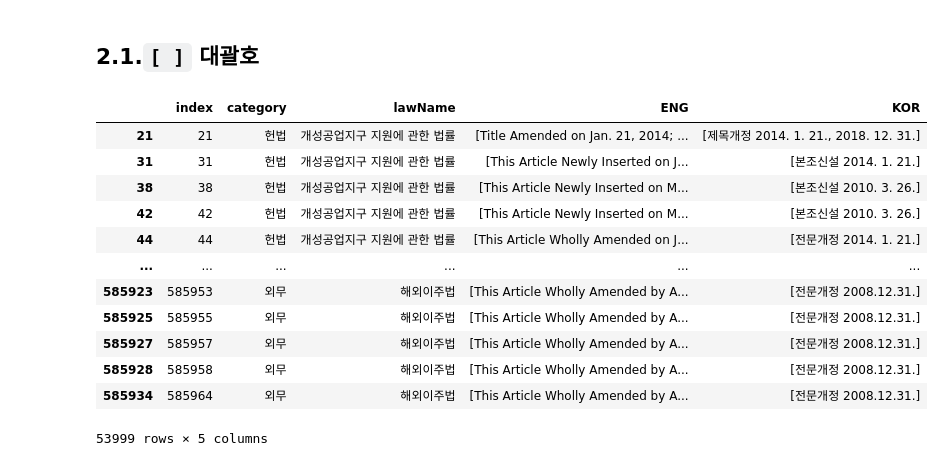
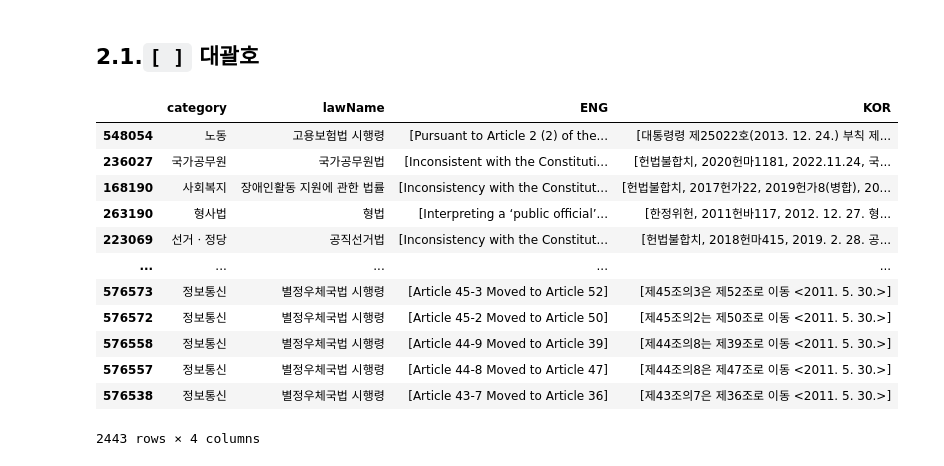
Before and after one commit to tjtmddnjswkd/capstone, a Jupyter notebook: p3_preprocessing_memo.ipynb, the cells around one changed output. Drawn from its saved outputs; the diff is of its cells as text; code cells hidden in the pictures.

```diff
--- a/p3_preprocessing_memo.ipynb
+++ b/p3_preprocessing_memo.ipynb
@@ -321,0 +542,6 @@ okt.pos("밥을 먹는 사람이 있다")
+# %%
+delete_index = []
+delete_index += df.loc[df.KOR.apply(len)<10**(1.5)].index.to_list()
+# %%
+df1 = df.drop(index=delete_index)
+df1.sort_values(by="ENG", ascending=False, key=lambda col: col.apply(len))
@@ -321,0 +596,3 @@ okt.pos("밥을 먹는 사람이 있다")
+# %%
+delete_index += df1.loc[df1.ENG.apply(len)<10**(1.5)].index.to_list()
+delete_index[-5:]
@@ -321,0 +601,3 @@ okt.pos("밥을 먹는 사람이 있다")
+# %%
+df1 = df.drop(index=delete_index)
+df1.sort_values(by="ENG", ascending=False, key=lambda col: col.apply(len))
@@ -325,20 +621,21 @@ okt.pos("밥을 먹는 사람이 있다")
 ## 2.1.`[ ]` 대괄호
 # %%
 # 영어 대괄호 -- [으로 시작하고 ]으로 끝나는 문장
-df.loc[df.ENG.str.contains('^\[[^\]]+\]')]
+
+df1.loc[df.ENG.str.contains('^\[[^\]]+\]')].sort_values(by="ENG", ascending=False, key=lambda col: col.apply(len))
 # %% [output]
-|  | index | category | lawName | ENG | KOR |
-| 21 | 21 | 헌법 | 개성공업지구 지원에 관한 법률 | [Title Amended on Jan. 21, 2014; ... | [제목개정 2014. 1. 21., 2018. 12. 31.] |
-| 31 | 31 | 헌법 | 개성공업지구 지원에 관한 법률 | [This Article Newly Inserted on J... | [본조신설 2014. 1. 21.] |
-| 38 | 38 | 헌법 | 개성공업지구 지원에 관한 법률 | [This Article Newly Inserted on M... | [본조신설 2010. 3. 26.] |
-| 42 | 42 | 헌법 | 개성공업지구 지원에 관한 법률 | [This Article Newly Inserted on M... | [본조신설 2010. 3. 26.] |
-| 44 | 44 | 헌법 | 개성공업지구 지원에 관한 법률 | [This Article Wholly Amended on J... | [전문개정 2014. 1. 21.] |
-| ... | ... | ... | ... | ... | ... |
-| 585923 | 585953 | 외무 | 해외이주법 | [This Article Wholly Amended by A... | [전문개정 2008.12.31.] |
-| 585925 | 585955 | 외무 | 해외이주법 | [This Article Wholly Amended by A... | [전문개정 2008.12.31.] |
-| 585927 | 585957 | 외무 | 해외이주법 | [This Article Wholly Amended by A... | [전문개정 2008.12.31.] |
-| 585928 | 585958 | 외무 | 해외이주법 | [This Article Wholly Amended by A... | [전문개정 2008.12.31.] |
-| 585934 | 585964 | 외무 | 해외이주법 | [This Article Wholly Amended by A... | [전문개정 2008.12.31.] |
+|  | category | lawName | ENG | KOR |
+| 548054 | 노동 | 고용보험법 시행령 | [Pursuant to Article 2 (2) of the... | [대통령령 제25022호(2013. 12. 24.) 부칙 제... |
+| 236027 | 국가공무원 | 국가공무원법 | [Inconsistent with the Constituti... | [헌법불합치, 2020헌마1181, 2022.11.24, 국... |
+| 168190 | 사회복지 | 장애인활동 지원에 관한 법률 | [Inconsistency with the Constitut... | [헌법불합치, 2017헌가22, 2019헌가8(병합), 20... |
+| 263190 | 형사법 | 형법 | [Interpreting a ‘public official’... | [한정위헌, 2011헌바117, 2012. 12. 27. 형... |
+| 223069 | 선거ㆍ정당 | 공직선거법 | [Inconsistency with the Constitut... | [헌법불합치, 2018헌마415, 2019. 2. 28. 공... |
+| ... | ... | ... | ... | ... |
+| 576573 | 정보통신 | 별정우체국법 시행령 | [Article 45-3 Moved to Article 52] | [제45조의3은 제52조로 이동 <2011. 5. 30.>] |
+| 576572 | 정보통신 | 별정우체국법 시행령 | [Article 45-2 Moved to Article 50] | [제45조의2는 제50조로 이동 <2011. 5. 30.>] |
+| 576558 | 정보통신 | 별정우체국법 시행령 | [Article 44-9 Moved to Article 39] | [제44조의8는 제39조로 이동 <2011. 5. 30.>] |
+| 576557 | 정보통신 | 별정우체국법 시행령 | [Article 44-8 Moved to Article 47] | [제44조의8은 제47조로 이동 <2011. 5. 30.>] |
+| 576538 | 정보통신 | 별정우체국법 시행령 | [Article 43-7 Moved to Article 36] | [제43조의7은 제36조로 이동 <2011. 5. 30.>] |
-53999 rows × 5 columns
+2443 rows × 4 columns
 # %%
 # 한글 대괄호 -- [으로 시작하고 ]으로 끝나는 문장
```
Also changed, not shown: parts of 60 cells of this notebook, 2 other files.
